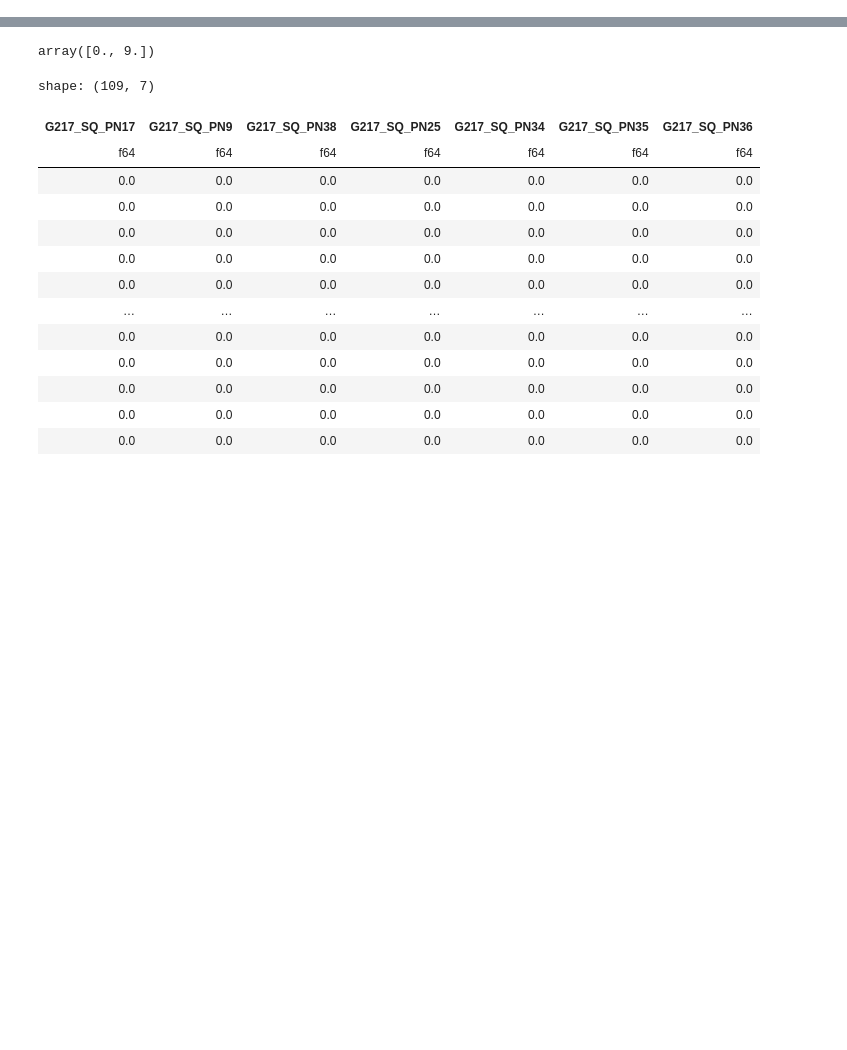
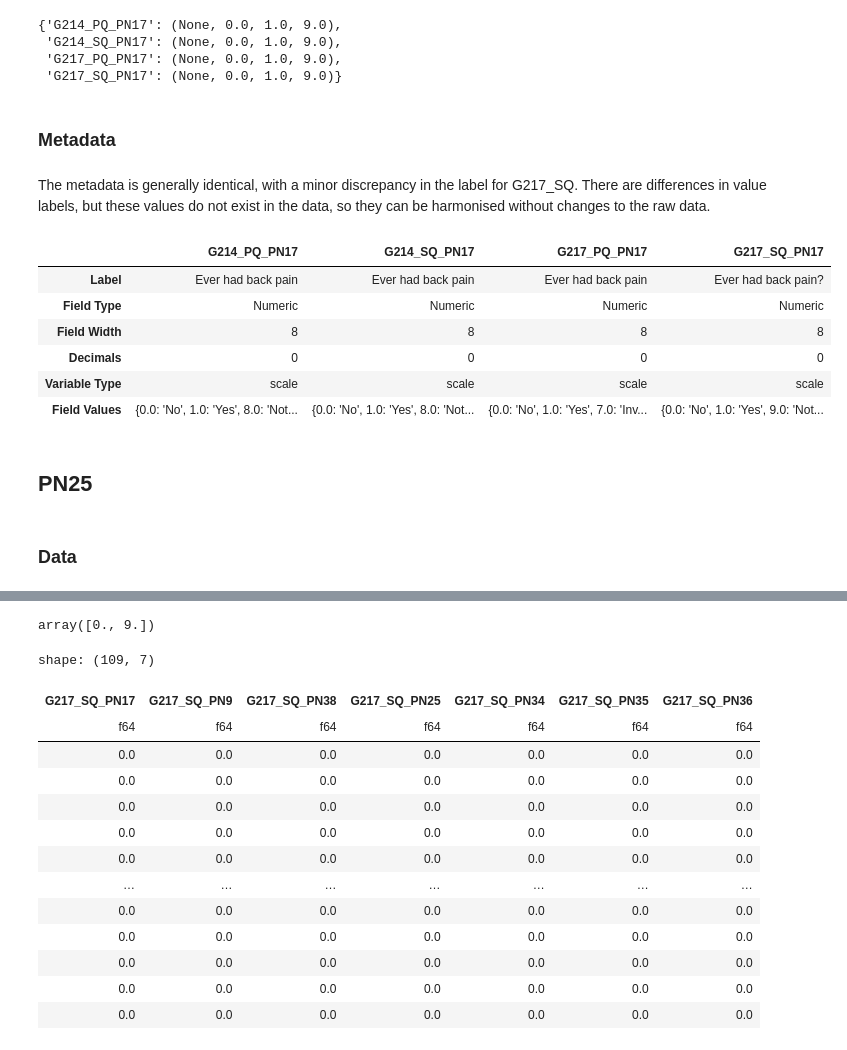
Before and after one commit to matt-humphrey/rs-pain, a Jupyter notebook: nbs/01_test.ipynb, the cells around one changed output, grey strips where cells are left out. Drawn from its saved outputs; the diff is of its cells as text; code cells hidden in the pictures; blank space fills up the shorter version.

Commit message:
5/3/25 general improvements

```diff
--- a/nbs/01_test.ipynb
+++ b/nbs/01_test.ipynb
@@ -42,0 +46,2 @@ df, meta = d.load_data(data_dir)
+# %%
+var = "PN17"
@@ -42,0 +58,25 @@ df, meta = d.load_data(data_dir)
+# %%
+unique_values(df, var)
+# %% [output]
+{'G214_PQ_PN17': (None, 0.0, 1.0, 9.0),
+ 'G214_SQ_PN17': (None, 0.0, 1.0, 9.0),
+ 'G217_PQ_PN17': (None, 0.0, 1.0, 9.0),
+ 'G217_SQ_PN17': (None, 0.0, 1.0, 9.0)}
+# %% [markdown]
+### Metadata
+# %% [markdown]
+The metadata is generally identical, with a minor discrepancy in the label for G217_SQ.
+There are differences in value labels, but these values do not exist in the data, so they can be harmonised without changes to the raw data.
+# %%
+m = filter_metadata(var, df, meta)
+pd.DataFrame(m).T
+# %% [output]
+|  | G214_PQ_PN17 | G214_SQ_PN17 | G217_PQ_PN17 | G217_SQ_PN17 |
+| Label | Ever had back pain | Ever had back pain | Ever had back pain | Ever had back pain? |
+| Field Type | Numeric | Numeric | Numeric | Numeric |
+| Field Width | 8 | 8 | 8 | 8 |
+| Decimals | 0 | 0 | 0 | 0 |
+| Variable Type | scale | scale | scale | scale |
+| Field Values | {0.0: 'No', 1.0: 'Yes', 8.0: 'Not... | {0.0: 'No', 1.0: 'Yes', 8.0: 'Not... | {0.0: 'No', 1.0: 'Yes', 7.0: 'Inv... | {0.0: 'No', 1.0: 'Yes', 9.0: 'Not... |
+# %% [markdown]
+## PN25
@@ -42,0 +85,2 @@ df, meta = d.load_data(data_dir)
+# %% [markdown]
+### Data
```
Also changed, not shown: parts of 38 cells of this notebook, 1 other file.
